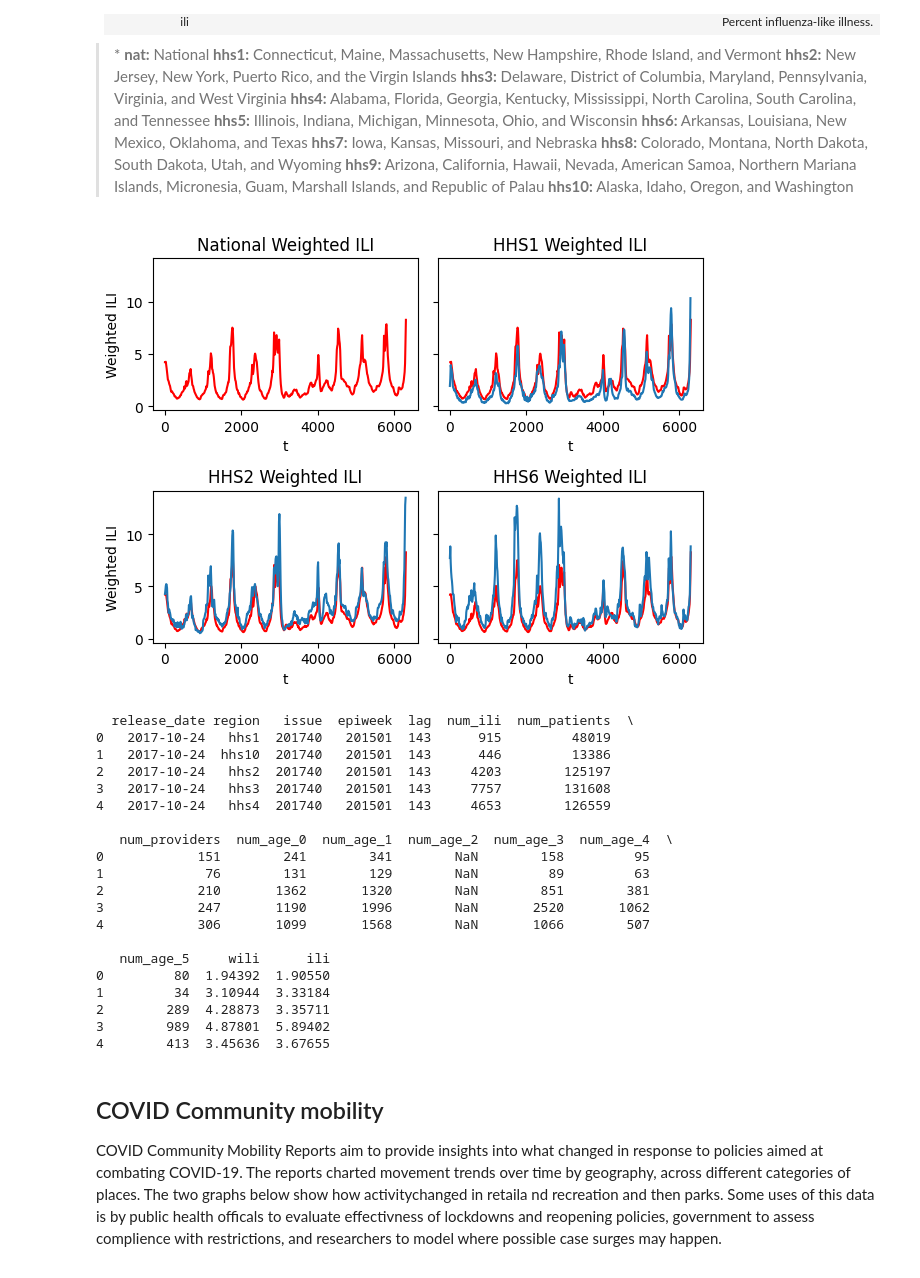
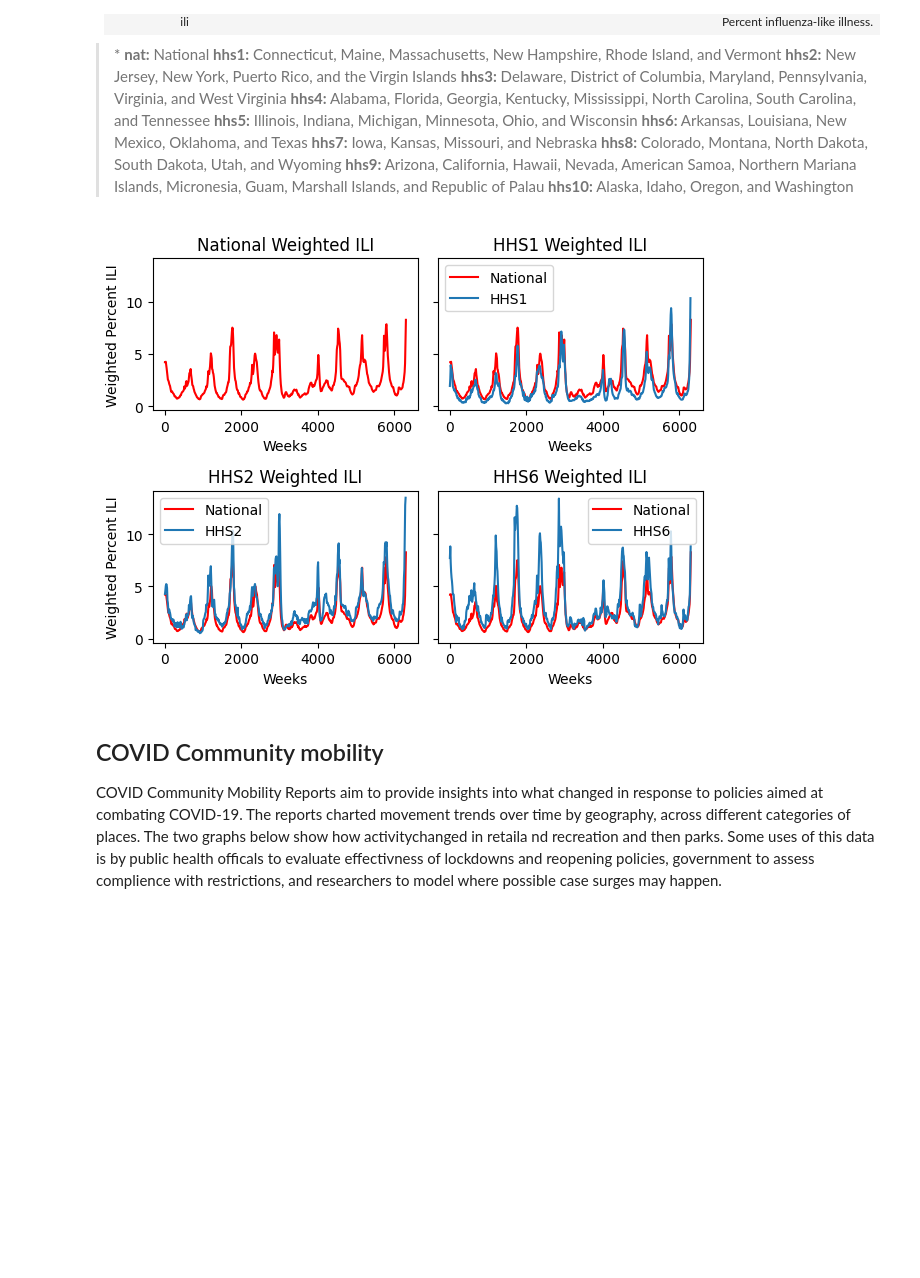
Before and after one commit to computationalUncertaintyLab/TSID, a Jupyter notebook: ch1.ipynb, the cells around one changed output. Saved outputs shown, nothing was run; the diff lists cells and outputs as text; code cells hidden in the pictures; blank space fills up the shorter version.

```diff
--- a/ch1.ipynb
+++ b/ch1.ipynb
@@ -114,68 +144,49 @@ d = pd.read_csv("./data/ili_data.csv")  #<--using pandas to import a datset
 #--plot ILI for all states in HHS3
 #--plot ILI for all states in HHS6
 
 fig, axs = plt.subplots( 2,2, sharey =True  )  #<--This begins a figure and axes object.
 
 d_nat = d.loc[ d.region == "nat" ]
 d_hhs1 = d.loc[ d.region == "hhs1" ]
 d_hhs2 = d.loc[ d.region == "hhs2" ]
 d_hhs6 = d.loc[ d.region == "hhs6" ]
 
 
 axs[0,0].plot(d_nat["wili"], color = "Red")           #<--This does
 axs[0,0].set_title("National Weighted ILI")
-axs[0,0].set_xlabel("t")
-axs[0,0].set_ylabel("Weighted ILI")
+axs[0,0].set_xlabel("Weeks")
+axs[0,0].set_ylabel("Weighted Percent ILI")
 
-axs[0,1].plot(d_nat["wili"], color = "Red")
-axs[0,1].plot(d_hhs1["wili"])
+axs[0,1].plot(d_nat["wili"], color = "Red", label ="National")
+axs[0,1].plot(d_hhs1["wili"],label = "HHS1")
 axs[0,1].set_title("HHS1 Weighted ILI")
-axs[0,1].set_xlabel("t")
+axs[0,1].set_xlabel("Weeks")
+axs[0,1].legend()
 
-axs[1,0].plot(d_nat["wili"], color = "Red")
-axs[1,0].plot(d_hhs2["wili"])
+axs[1,0].plot(d_nat["wili"], color = "Red", label ="National")
+axs[1,0].plot(d_hhs2["wili"],label = "HHS2")
 axs[1,0].set_title("HHS2 Weighted ILI")
-axs[1,0].set_xlabel("t")
-axs[1,0].set_ylabel("Weighted ILI")
+axs[1,0].set_xlabel("Weeks")
+axs[1,0].set_ylabel("Weighted Percent ILI")
+axs[1,0].legend()
 
-axs[1,1].plot(d_nat["wili"],color = "Red")
-axs[1,1].plot(d_hhs6["wili"])
+axs[1,1].plot(d_nat["wili"],color = "Red",label ="National")
+axs[1,1].plot(d_hhs6["wili"],label = "HHS6")
 axs[1,1].set_title("HHS6 Weighted ILI")
-axs[1,1].set_xlabel("t")
+axs[1,1].set_xlabel("Weeks")
+axs[1,1].legend()
 
 plt.tight_layout()
 plt.show()
 
 
 
 
 # plot time series for two state
 #x is weeks
 #y is percent ili (column_name = wILI)
-
-print(d.head())
 # %% [output]
-[figure, old version]
+[figure, new version]
-  release_date region   issue  epiweek  lag  num_ili  num_patients  \
-0   2017-10-24   hhs1  201740   201501  143      915         48019
-1   2017-10-24  hhs10  201740   201501  143      446         13386
-2   2017-10-24   hhs2  201740   201501  143     4203        125197
-3   2017-10-24   hhs3  201740   201501  143     7757        131608
-4   2017-10-24   hhs4  201740   201501  143     4653        126559
-
-   num_providers  num_age_0  num_age_1  num_age_2  num_age_3  num_age_4  \
-0            151        241        341        NaN        158         95
-1             76        131        129        NaN         89         63
-2            210       1362       1320        NaN        851        381
-3            247       1190       1996        NaN       2520       1062
-4            306       1099       1568        NaN       1066        507
-
-   num_age_5     wili      ili
-0         80  1.94392  1.90550
-1         34  3.10944  3.33184
-2        289  4.28873  3.35711
-3        989  4.87801  5.89402
-4        413  3.45636  3.67655
 # %%
 #--d
 d.region.unique()
```
Also changed, not shown: parts of 2 cells of this notebook.
